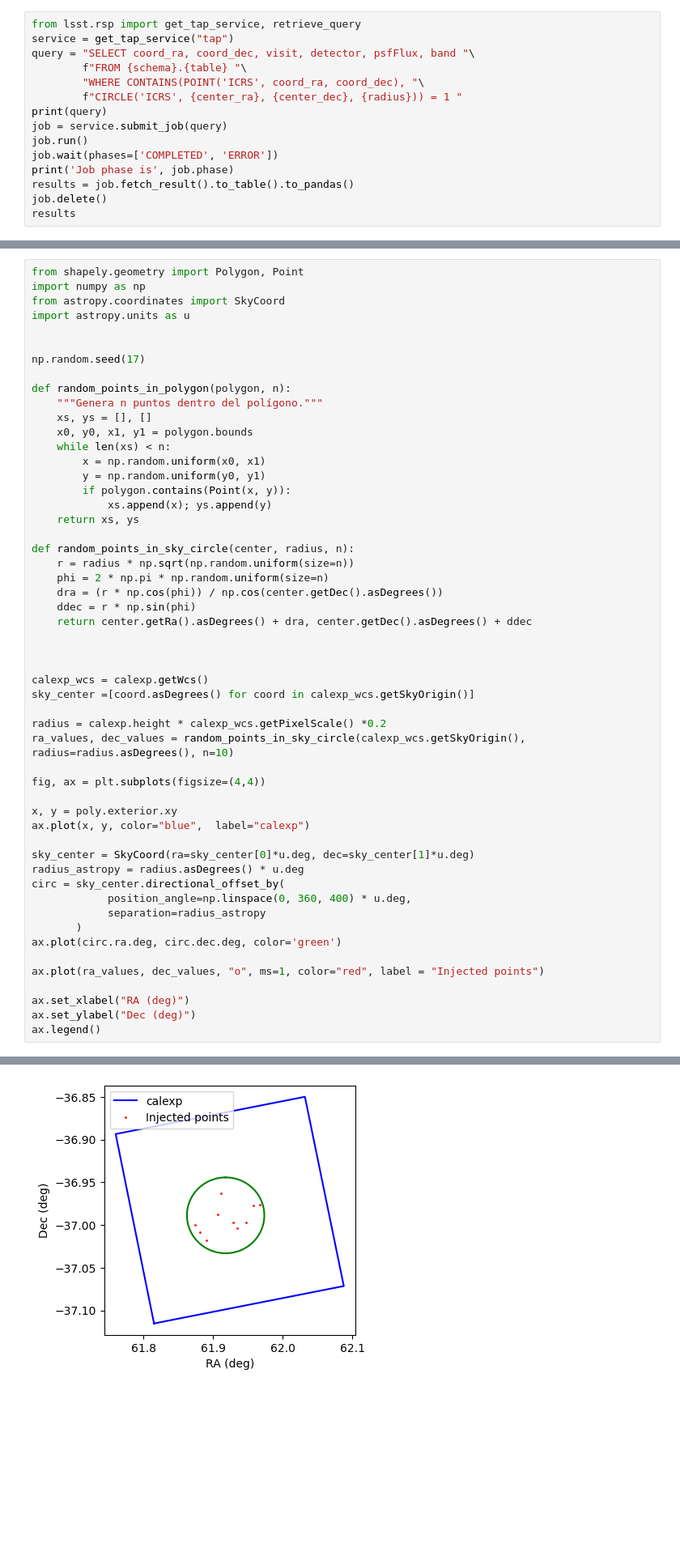
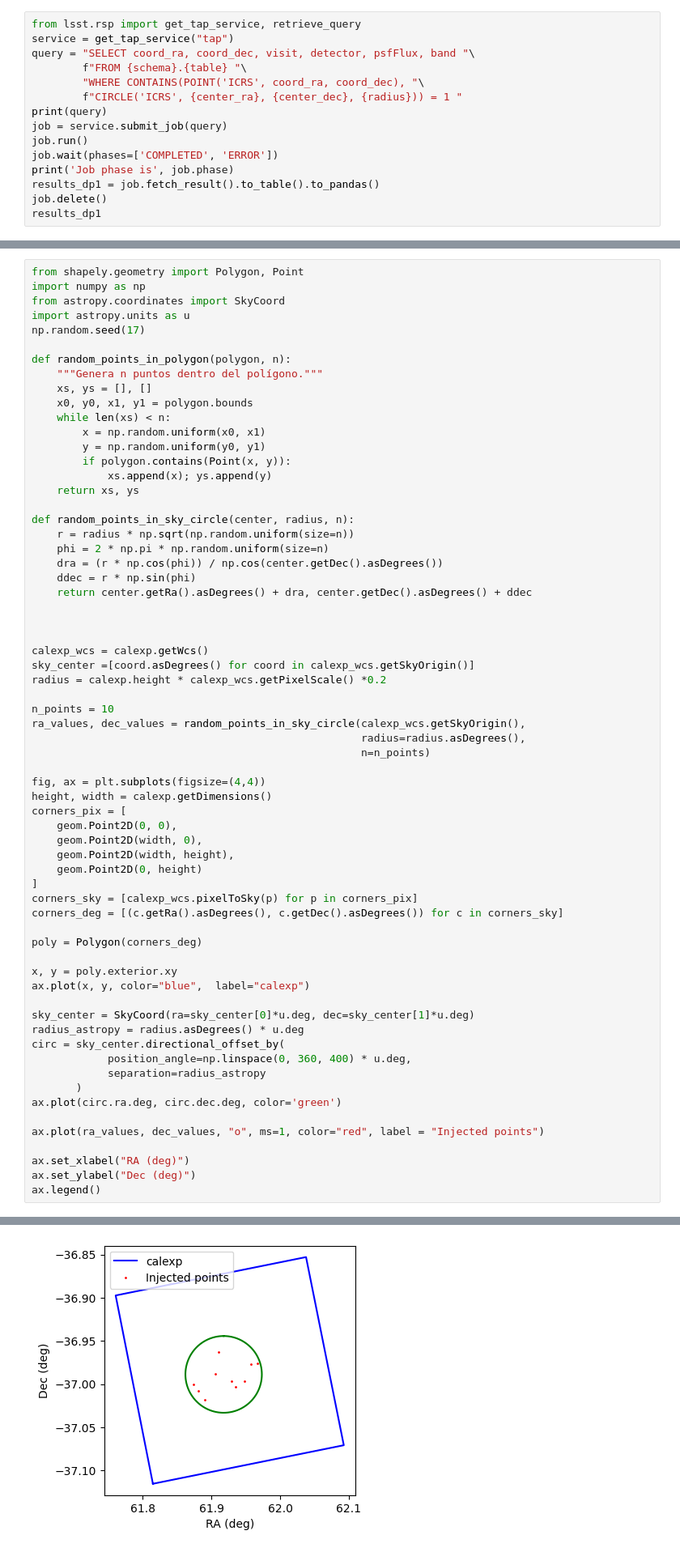
Before and after one commit to nowokaren/ulens_lsst, a Jupyter notebook: docs/tutorials/tutorial_RSP.ipynb, the cells around one changed output, grey strips where cells are left out. Shown at 81% size. Cells and saved outputs as stored; diff of their text form; blank space fills up the shorter version.

```diff
--- a/docs/tutorials/tutorial_RSP.ipynb
+++ b/docs/tutorials/tutorial_RSP.ipynb
@@ -459,9 +459,9 @@ job = service.submit_job(query)
 job.run()
 job.wait(phases=['COMPLETED', 'ERROR'])
 print('Job phase is', job.phase)
-results = job.fetch_result().to_table().to_pandas()
+results_dp1 = job.fetch_result().to_table().to_pandas()
 job.delete()
-results
+results_dp1
 # %% [output]
 SELECT coord_ra, coord_dec, visit, detector, psfFlux, band FROM dp1.Source WHERE CONTAINS(POINT('ICRS', coord_ra, coord_dec), CIRCLE('ICRS', 53.13, -28.1, 0.01)) = 1
 Job phase is COMPLETED
@@ -835,8 +818,6 @@ from shapely.geometry import Polygon, Point
 import numpy as np
 from astropy.coordinates import SkyCoord
 import astropy.units as u
-
-
 np.random.seed(17)
 
 def random_points_in_polygon(polygon, n):
@@ -856,36 +837,50 @@ def random_points_in_sky_circle(center, radius, n):
     dra = (r * np.cos(phi)) / np.cos(center.getDec().asDegrees())
     ddec = r * np.sin(phi)
     return center.getRa().asDegrees() + dra, center.getDec().asDegrees() + ddec
 
 
 
 calexp_wcs = calexp.getWcs()
 sky_center =[coord.asDegrees() for coord in calexp_wcs.getSkyOrigin()]
+radius = calexp.height * calexp_wcs.getPixelScale() *0.2
 
-radius = calexp.height * calexp_wcs.getPixelScale() *0.2
-ra_values, dec_values = random_points_in_sky_circle(calexp_wcs.getSkyOrigin(), radius=radius.asDegrees(), n=10)
+n_points = 10
+ra_values, dec_values = random_points_in_sky_circle(calexp_wcs.getSkyOrigin(),
+                                                    radius=radius.asDegrees(),
+                                                    n=n_points)
 
 fig, ax = plt.subplots(figsize=(4,4))
+height, width = calexp.getDimensions()
+corners_pix = [
+    geom.Point2D(0, 0),
+    geom.Point2D(width, 0),
+    geom.Point2D(width, height),
+    geom.Point2D(0, height)
+]
+corners_sky = [calexp_wcs.pixelToSky(p) for p in corners_pix]
+corners_deg = [(c.getRa().asDegrees(), c.getDec().asDegrees()) for c in corners_sky]
+
+poly = Polygon(corners_deg)
 
 x, y = poly.exterior.xy
 ax.plot(x, y, color="blue",  label="calexp")
 
 sky_center = SkyCoord(ra=sky_center[0]*u.deg, dec=sky_center[1]*u.deg)
 radius_astropy = radius.asDegrees() * u.deg
 circ = sky_center.directional_offset_by(
             position_angle=np.linspace(0, 360, 400) * u.deg,
             separation=radius_astropy
        )
 ax.plot(circ.ra.deg, circ.dec.deg, color='green')
 
 ax.plot(ra_values, dec_values, "o", ms=1, color="red", label = "Injected points")
 
 ax.set_xlabel("RA (deg)")
 ax.set_ylabel("Dec (deg)")
 ax.legend()
 # %% [output]
 <matplotlib.legend.Legend at 0x...>
-[figure, old version]
+[figure, new version]
 # %% [markdown]
 ### 2) Create injection table
 The input is an astropy Table of sources which needs minimal data columns: magnitudes, source type and coordinates, but any other column can be added to maintain sources index correlation, or just add an "injection_id" column keep track of the sources results.
```
Also changed, not shown: parts of 29 cells of this notebook, 1 other file.
